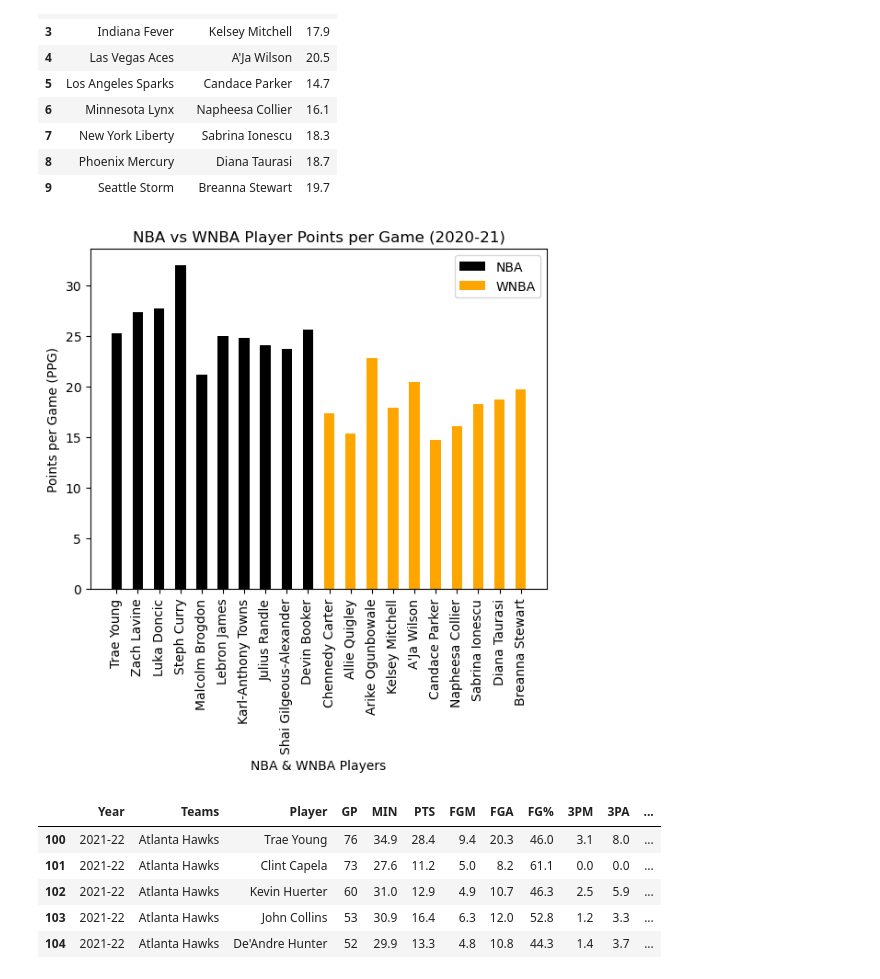
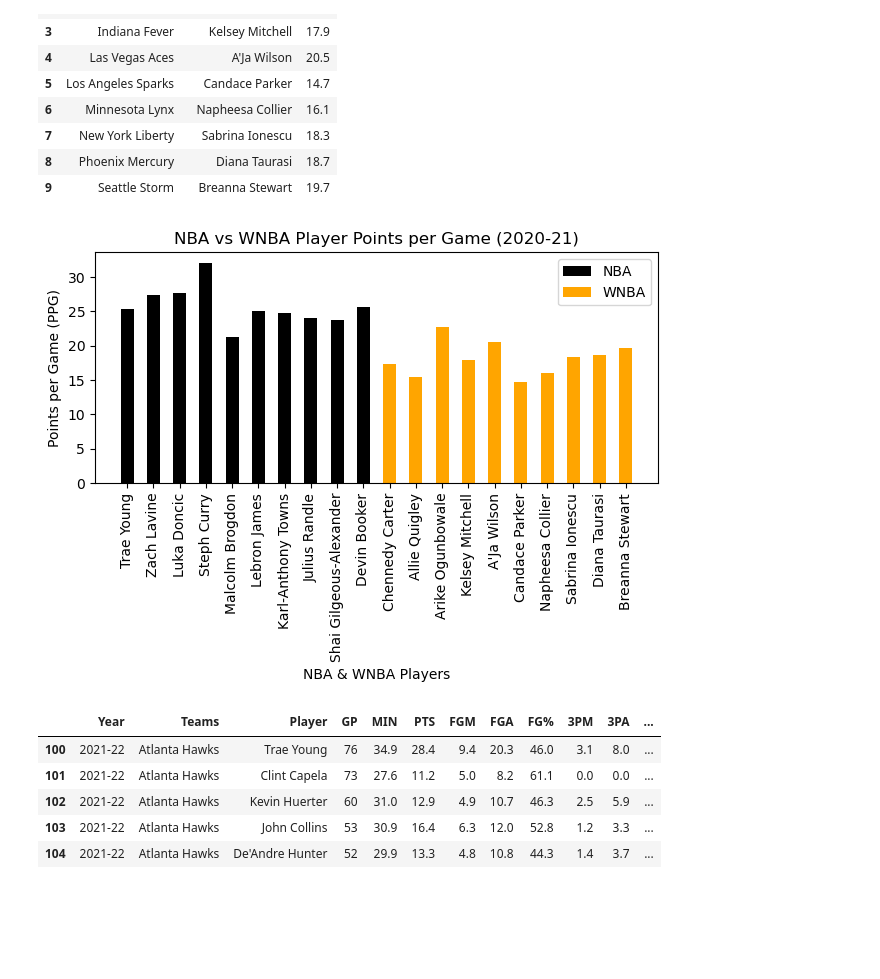
Before and after one commit to Hensonkk/NBA-VS-WNBA, a Jupyter notebook: NBA v WNBA data comparison.ipynb, the cells around one changed output. Saved outputs shown, nothing was run; the diff lists cells and outputs as text; code cells hidden in the pictures; blank space fills up the shorter version.

```diff
--- a/NBA v WNBA data comparison.ipynb
+++ b/NBA v WNBA data comparison.ipynb
@@ -181,15 +182,16 @@ y2 = wp2["PTS"]
 # %%
 plt.bar(x, y, width = .5, label = "NBA", color = "black")
 plt.bar(x2, y2, width = .5, label = "WNBA", color = "orange")
 plt.xlabel("NBA & WNBA Players")
 plt.ylabel("Points per Game (PPG)")
 plt.title("NBA vs WNBA Player Points per Game (2020-21)")
 plt.xticks(rotation = "vertical")
 plt.legend()
 plt.savefig("graph_outputs/PPG20-21.png")
+plt.tight_layout()
 plt.show()
 # %% [output]
-[figure, old version]
+[figure, new version]
 # %%
 m_stats_21_22 = nba_stats[nba_stats["Year"] == "2021-22"]
 w_stats_21_22 = wnba_stats[wnba_stats["Year"] == "2021-22"]
```
Also changed, not shown: parts of 42 cells of this notebook, 5 other files.
